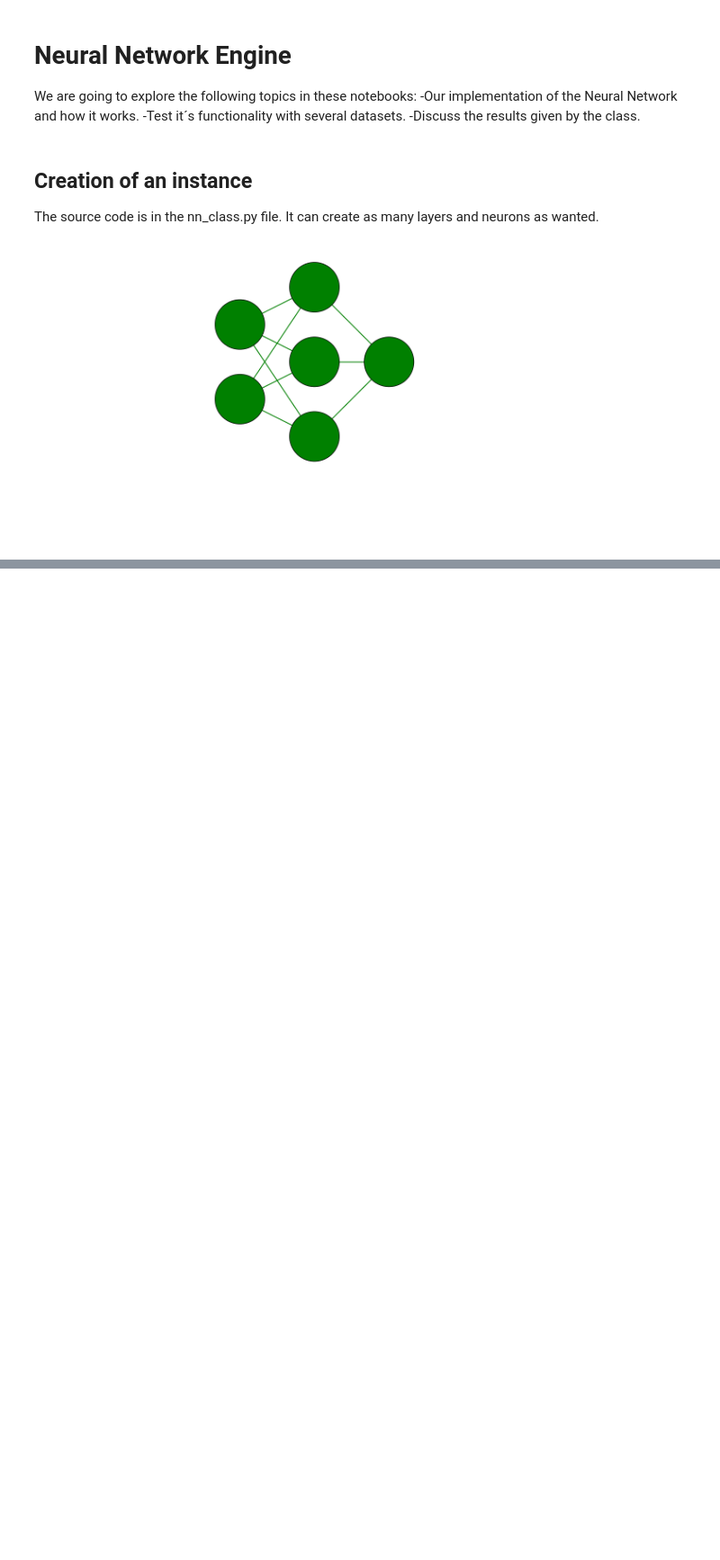
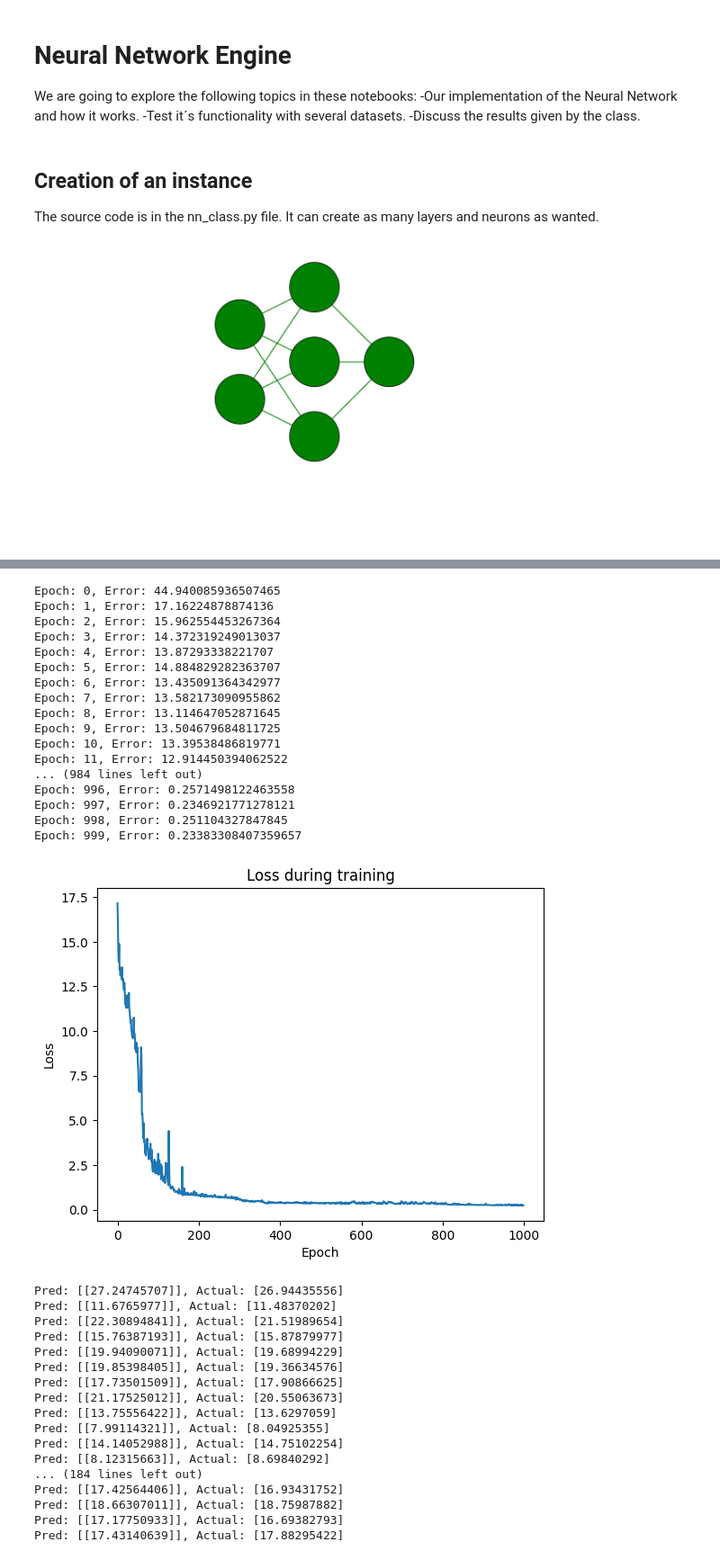
Before and after one commit to JoseLuisPerdomo/Neural-Network-OH, a Jupyter notebook: main/NN class.ipynb, the cells around one changed output, grey strips where cells are left out. Shown: that part at 90% size. Drawn from its saved outputs; the diff is of its cells as text; code cells hidden in the pictures; blank space fills up the shorter version.

```diff
--- a/main/NN class.ipynb
+++ b/main/NN class.ipynb
@@ -67,0 +112,72 @@ Pred: [[-3.32993753e-05]], Actual: [[0]]
+# %%
+import numpy as np
+from sklearn.model_selection import train_test_split
+
+n_points = 1000
+n_dimensions = 6
+noise_level = 0.25
+
+np.random.seed(42)
+X = np.random.rand(n_points, n_dimensions) * 10
+coefficients = np.random.rand(n_dimensions)
+Y = X.dot(coefficients)
+
+Y_noisy = Y + noise_level * np.random.randn(n_points)
+
+X_train, X_test, Y_train, Y_test = train_test_split(X, Y_noisy, test_size=0.2, random_state=42)
+
+
+X_train = np.reshape(X_train, (800, 6, 1))
+X_test = np.reshape(X_test, (200, 6, 1))
+Y_train = np.reshape(Y_train, (800, 1))
+Y_test = np.reshape(Y_test, (200, 1))
+
+nn = [
+    FullyConnectedLayer(6, 10),
+    Tanh(),
+    FullyConnectedLayer(10, 3),
+    Tanh(),
+    FullyConnectedLayer(3, 1)
+]
+
+train(nn, mse, mse_derivative, X_train, Y_train, epochs=1000, learning_rate=0.0008, optim='sgd')
+
+for X, y in zip(X_test, Y_test):
+    output = predict(nn, X)
+    print(f'Pred: {output}, Actual: {y}')
+# %% [output]
+Epoch: 0, Error: 44.940085936507465
+Epoch: 1, Error: 17.16224878874136
+Epoch: 2, Error: 15.962554453267364
+Epoch: 3, Error: 14.372319249013037
+Epoch: 4, Error: 13.87293338221707
+Epoch: 5, Error: 14.884829282363707
+Epoch: 6, Error: 13.435091364342977
+Epoch: 7, Error: 13.582173090955862
+Epoch: 8, Error: 13.114647052871645
+Epoch: 9, Error: 13.504679684811725
+Epoch: 10, Error: 13.39538486819771
+Epoch: 11, Error: 12.914450394062522
+... (984 lines left out)
+Epoch: 996, Error: 0.2571498122463558
+Epoch: 997, Error: 0.2346921771278121
+Epoch: 998, Error: 0.251104327847845
+Epoch: 999, Error: 0.23383308407359657
+[figure, added]
+Pred: [[27.24745707]], Actual: [26.94435556]
+Pred: [[11.6765977]], Actual: [11.48370202]
+Pred: [[22.30894841]], Actual: [21.51989654]
+Pred: [[15.76387193]], Actual: [15.87879977]
+Pred: [[19.94090071]], Actual: [19.68994229]
+Pred: [[19.85398405]], Actual: [19.36634576]
+Pred: [[17.73501509]], Actual: [17.90866625]
+Pred: [[21.17525012]], Actual: [20.55063673]
+Pred: [[13.75556422]], Actual: [13.6297059]
+Pred: [[7.99114321]], Actual: [8.04925355]
+Pred: [[14.14052988]], Actual: [14.75102254]
+Pred: [[8.12315663]], Actual: [8.69840292]
+... (184 lines left out)
+Pred: [[17.42564406]], Actual: [16.93431752]
+Pred: [[18.66307011]], Actual: [18.75987882]
+Pred: [[17.17750933]], Actual: [16.69382793]
+Pred: [[17.43140639]], Actual: [17.88295422]
```
Also changed, not shown: parts of 3 cells of this notebook, 6 other files.
